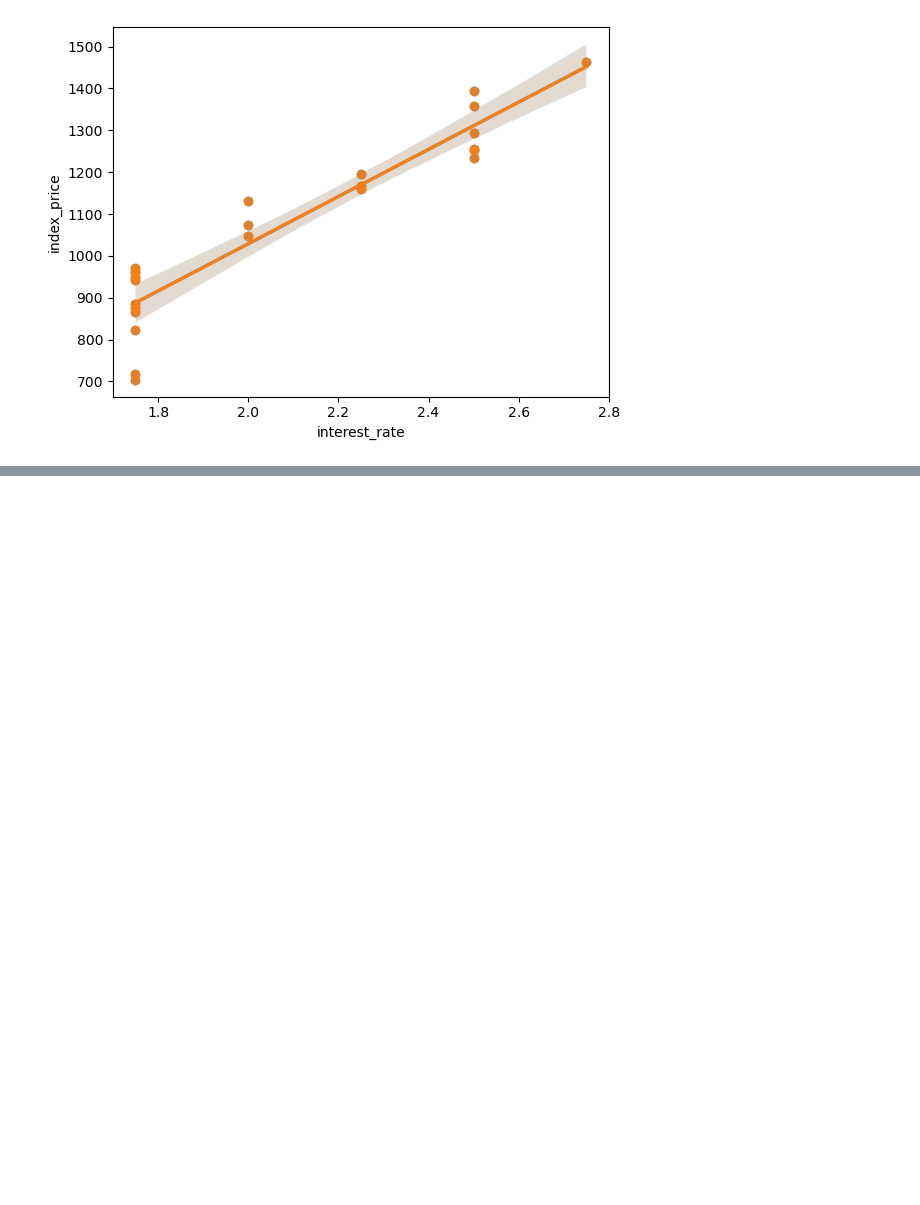
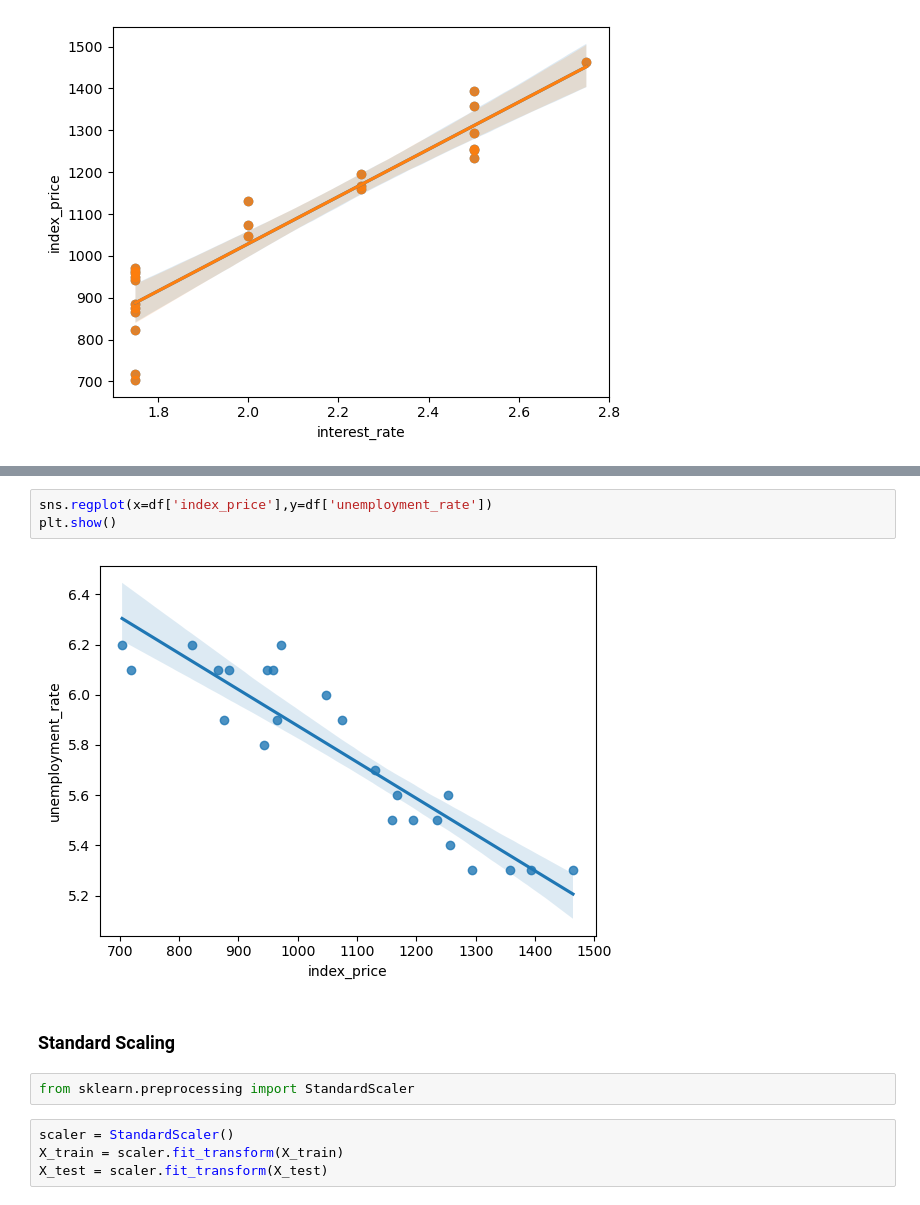
Before and after one commit to ganeshbgunjal/Machine-Learning, a Jupyter notebook: 1 Linear Regression/2 Multiple Linear Regression/1 Multiple Linear Regression..ipynb, the cells around one changed output, grey strips where cells are left out. Saved outputs shown, nothing was run; the diff lists cells and outputs as text; blank space fills up the shorter version.

```diff
--- a/1 Linear Regression/2 Multiple Linear Regression/1 Multiple Linear Regression..ipynb
+++ b/1 Linear Regression/2 Multiple Linear Regression/1 Multiple Linear Regression..ipynb
@@ -112,0 +118,13 @@ plt.show()
+# %%
+sns.regplot(x=df['index_price'],y=df['unemployment_rate'])
+plt.show()
+# %% [output]
+[figure, added]
+# %% [markdown]
+### Standard Scaling
+# %%
+from sklearn.preprocessing import StandardScaler
+# %%
+scaler = StandardScaler()
+X_train = scaler.fit_transform(X_train)
+X_test = scaler.fit_transform(X_test)
```
Also changed, not shown: parts of 3 cells of this notebook.
